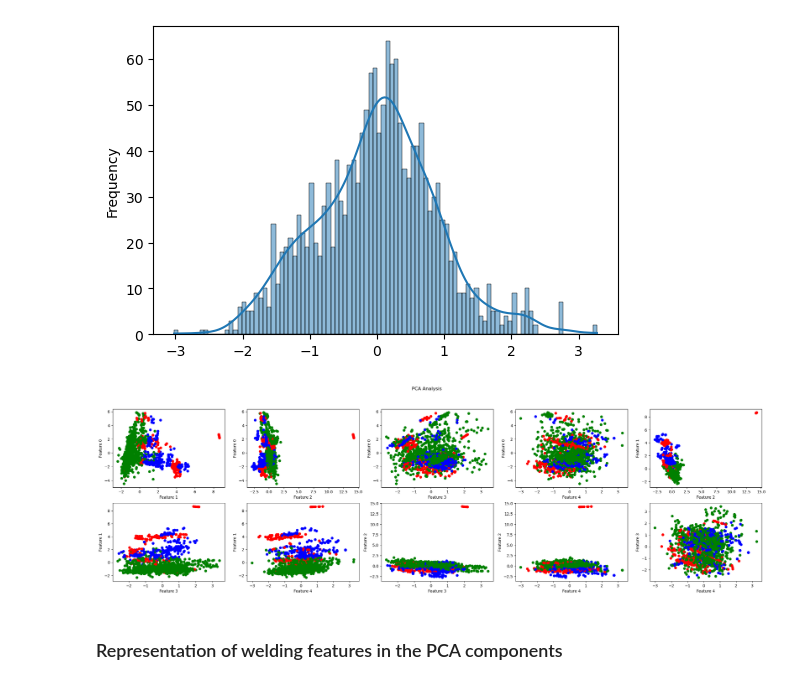
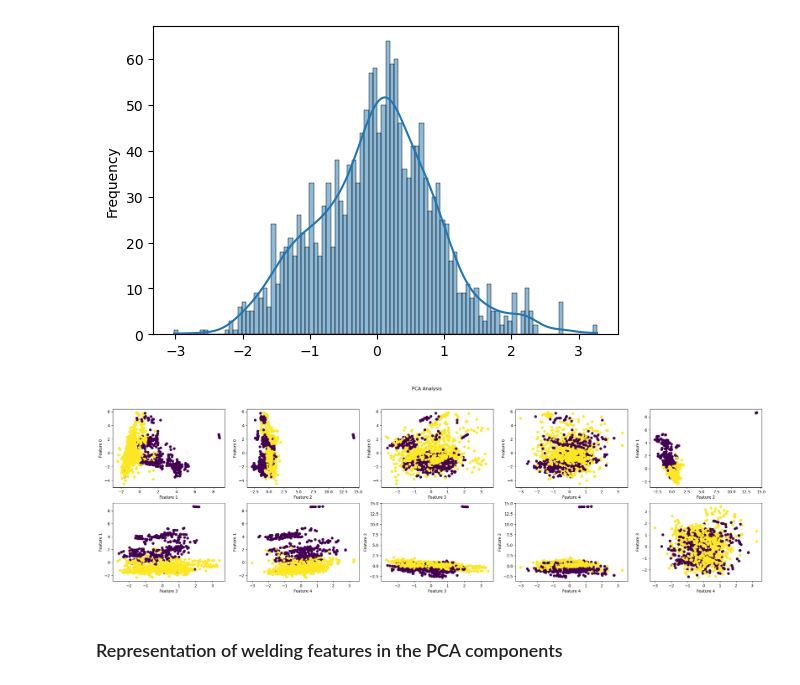
Before and after one commit to MatteoDebart/apprAuto-projet, a Jupyter notebook: preprocess.ipynb, the cells around one changed output. Cells and saved outputs as stored; diff of their text form; code cells hidden in the pictures.

```diff
--- a/preprocess.ipynb
+++ b/preprocess.ipynb
@@ -447,20 +461,19 @@ for feature in range(nb_relevant_features):
 # %%
 n_cols = nb_relevant_features*(nb_relevant_features-1)//4
 n_rows = 2
-
 fig, axs = plt.subplots(n_rows, n_cols, figsize=(6 * n_cols, 4 * n_rows))
 
 counter = 0
 for featurey in range(nb_relevant_features):
     for featurex in range(featurey+1,nb_relevant_features):
-        axs[counter//n_cols,counter%n_cols].scatter(df_principal_components[:,featurex], df_principal_components[:,featurey], color = (df1['weld_MMA'] + 2*df1["weld_SA"]).apply(lambda x:"r" if x ==0 else "g" if x ==1 else "b"))
+        axs[counter//n_cols,counter%n_cols].scatter(df_principal_components[:,featurex], df_principal_components[:,featurey], c = df1['weld_MMA'])
         axs[counter//n_cols,counter%n_cols].set_xlabel(f"Feature {featurex}")
         axs[counter//n_cols,counter%n_cols].set_ylabel(f"Feature {featurey}")
         counter += 1
 fig.suptitle("PCA Analysis")
 plt.show()
 # %% [output]
-[figure, old version]
+[figure, new version]
 # %% [markdown]
 ### Representation of welding features in the PCA components
 # %%
```
Also changed, not shown: parts of 10 cells of this notebook, 2 other files.
